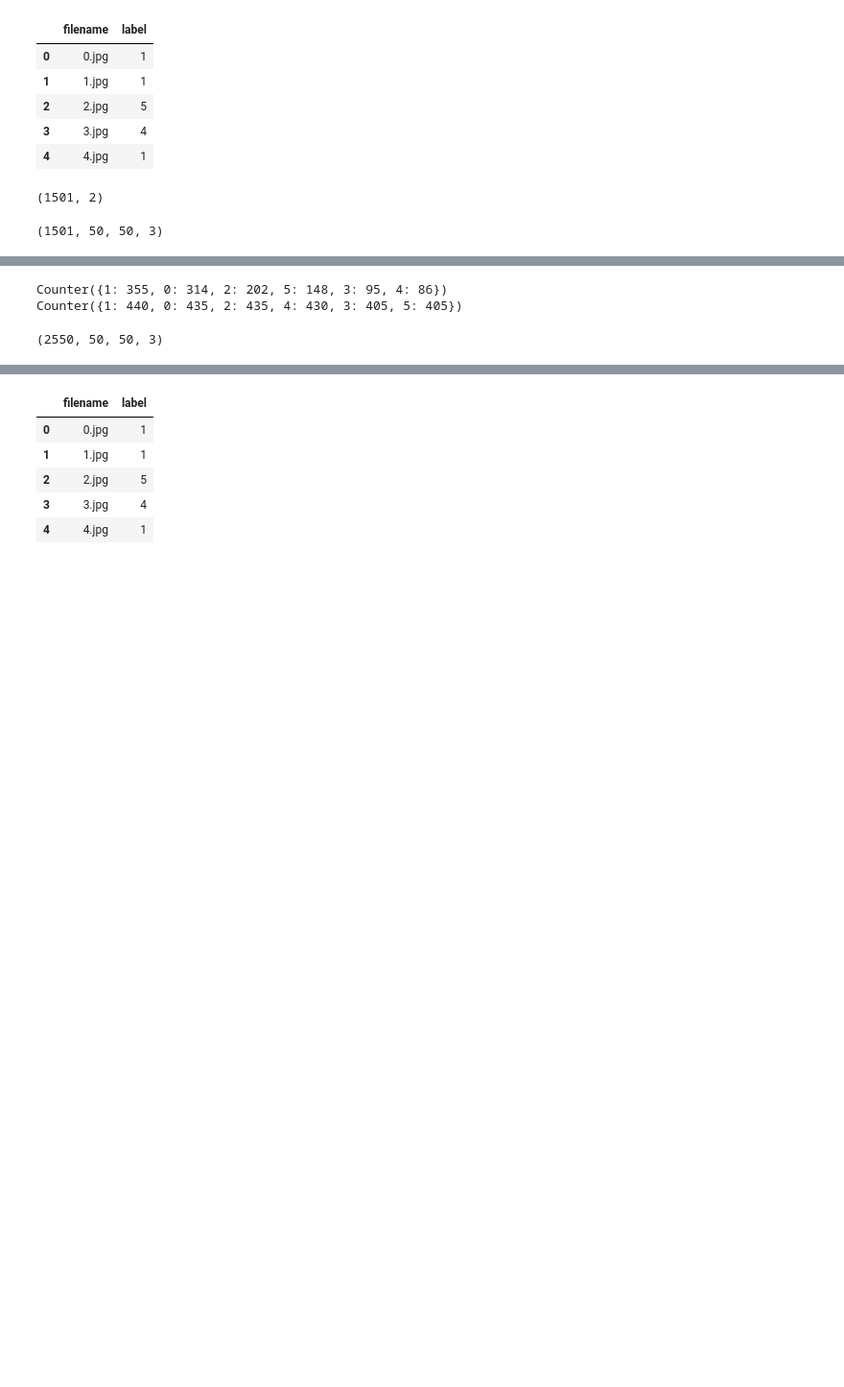
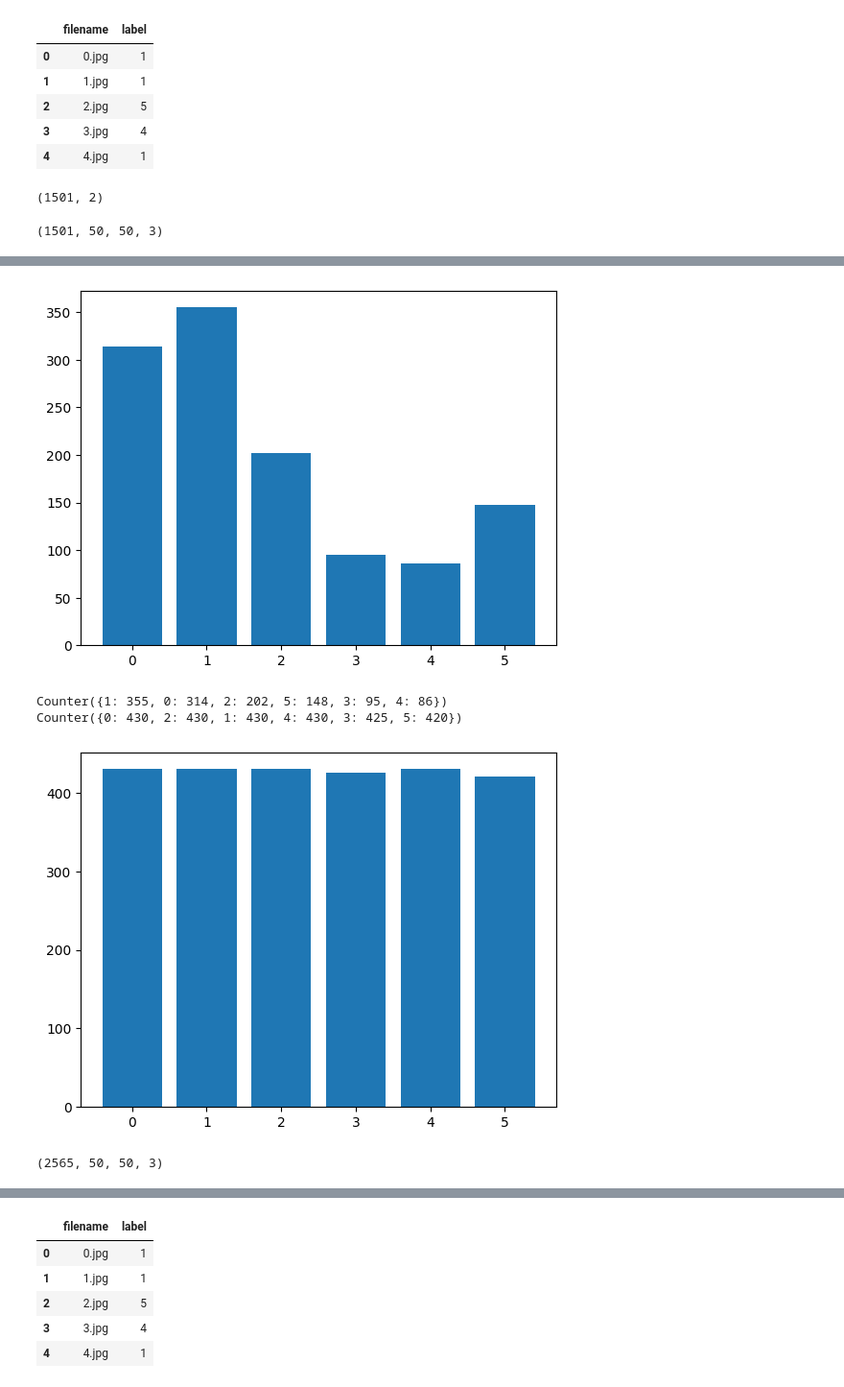
Before and after one commit to simasuiyuan/CS5242, a Jupyter notebook: project/Project_local.ipynb, the cells around one changed output, grey strips where cells are left out. Shown: that part at 96% size. Drawn from its saved outputs; the diff is of its cells as text; code cells hidden in the pictures; blank space fills up the shorter version.

```diff
--- a/project/Project_local.ipynb
+++ b/project/Project_local.ipynb
@@ -195,7 +215,10 @@ X_train, X_test, y_train, y_test = train_test_split(X, y, test_size = 0.2, rando
 # %%
+X_train, X_test, y_train, y_test = train_test_split(X, y, test_size = 0.2, random_state = 10, stratify=y)
 X_train, y_train = augment_data(X_train, y_train)
 np.array(X_train).shape
 # %% [output]
+[figure, added]
 Counter({1: 355, 0: 314, 2: 202, 5: 148, 3: 95, 4: 86})
-Counter({1: 440, 0: 435, 2: 435, 4: 430, 3: 405, 5: 405})
+Counter({0: 430, 2: 430, 1: 430, 4: 430, 3: 425, 5: 420})
+[figure, added]
-(2550, 50, 50, 3)
+(2565, 50, 50, 3)
```
Also changed, not shown: parts of 10 cells of this notebook, 1 other file.
